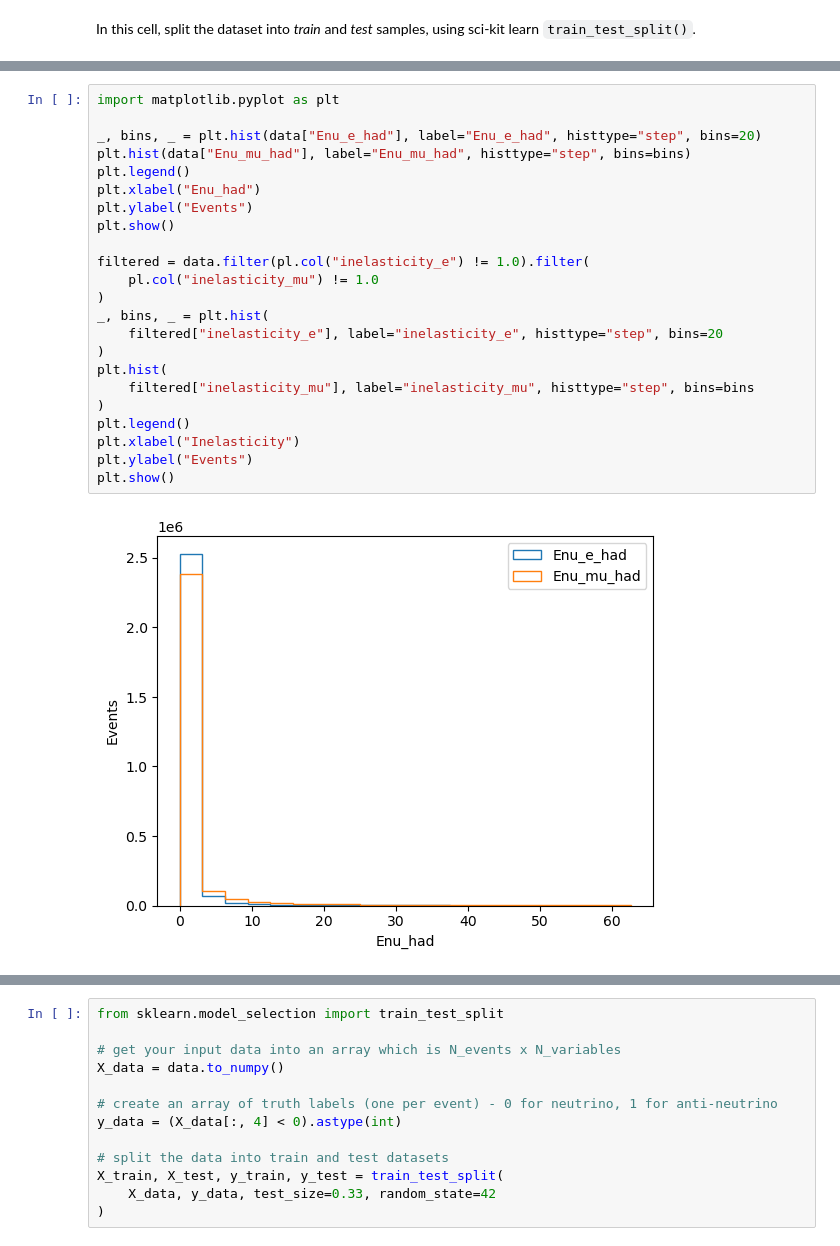
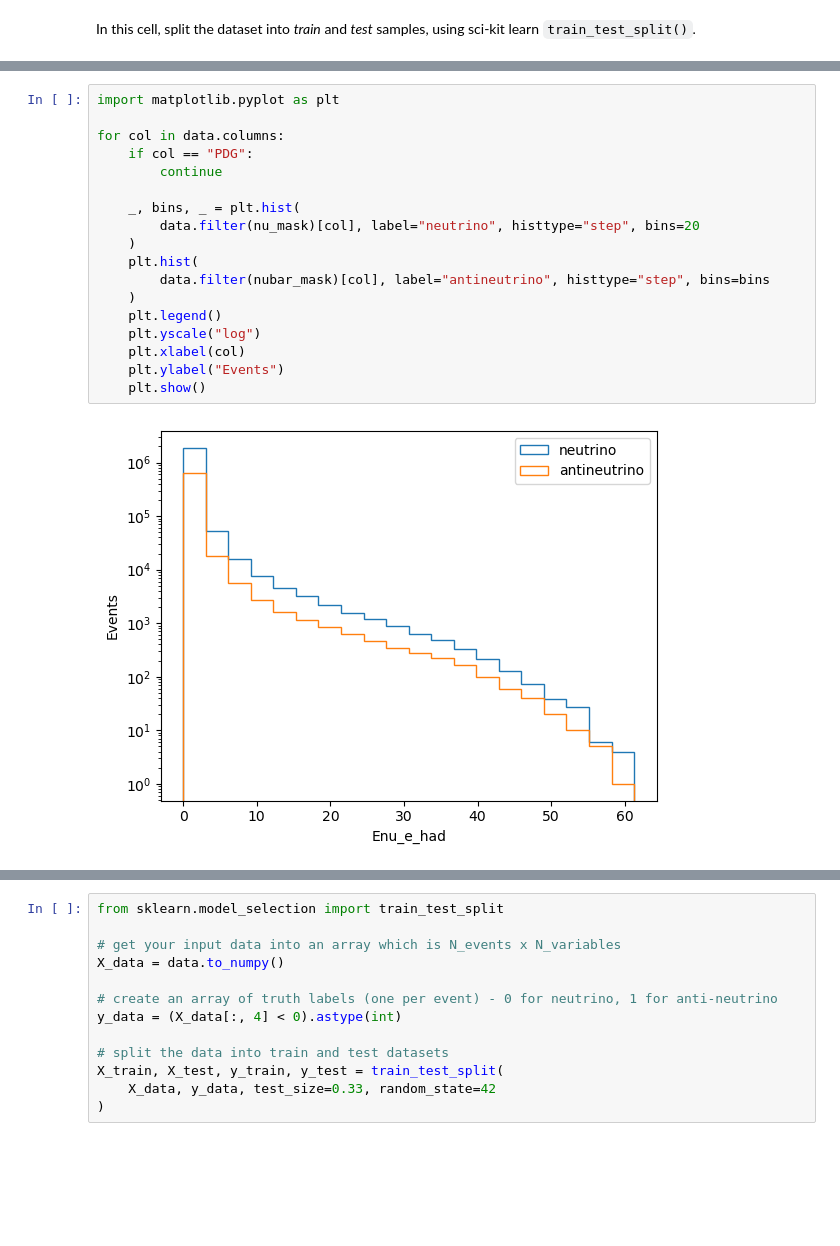
Before and after one commit to bristol-dune/atmospherics-tools, a Jupyter notebook: fast-osc-feedback/BDT/BDT-Skeleton.ipynb, the cells around one changed output, grey strips where cells are left out. Cells and saved outputs as stored; diff of their text form; blank space fills up the shorter version.

Commit message:
Plot all columns in data

```diff
--- a/fast-osc-feedback/BDT/BDT-Skeleton.ipynb
+++ b/fast-osc-feedback/BDT/BDT-Skeleton.ipynb
@@ -56,25 +69,20 @@ shape: (2_651_027, 14)
 # %%
 import matplotlib.pyplot as plt
 
-_, bins, _ = plt.hist(data["Enu_e_had"], label="Enu_e_had", histtype="step", bins=20)
-plt.hist(data["Enu_mu_had"], label="Enu_mu_had", histtype="step", bins=bins)
-plt.legend()
-plt.xlabel("Enu_had")
-plt.ylabel("Events")
-plt.show()
+for col in data.columns:
+    if col == "PDG":
+        continue
 
-filtered = data.filter(pl.col("inelasticity_e") != 1.0).filter(
-    pl.col("inelasticity_mu") != 1.0
-)
-_, bins, _ = plt.hist(
-    filtered["inelasticity_e"], label="inelasticity_e", histtype="step", bins=20
-)
-plt.hist(
-    filtered["inelasticity_mu"], label="inelasticity_mu", histtype="step", bins=bins
-)
-plt.legend()
-plt.xlabel("Inelasticity")
-plt.ylabel("Events")
-plt.show()
+    _, bins, _ = plt.hist(
+        data.filter(nu_mask)[col], label="neutrino", histtype="step", bins=20
+    )
+    plt.hist(
+        data.filter(nubar_mask)[col], label="antineutrino", histtype="step", bins=bins
+    )
+    plt.legend()
+    plt.yscale("log")
+    plt.xlabel(col)
+    plt.ylabel("Events")
+    plt.show()
 # %% [output]
-[figure, old version]
+[figure, new version]
```
Also changed, not shown: parts of 4 cells of this notebook.
